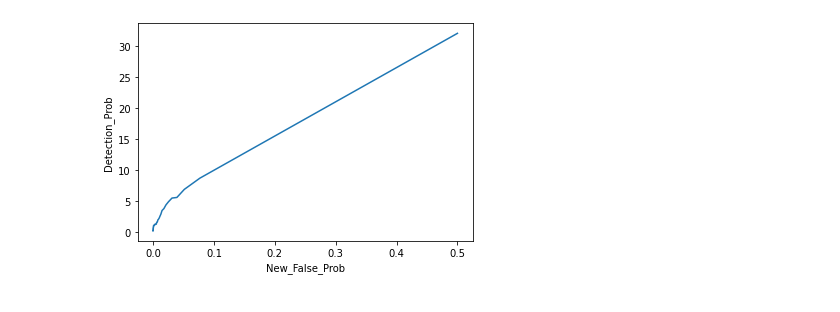
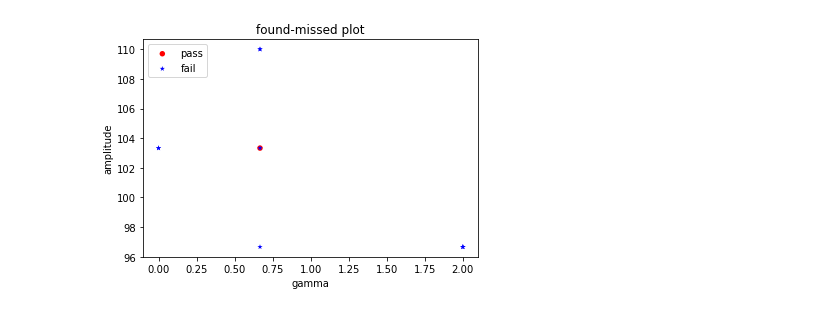
Before and after one commit to mickbrawler/Waveforms, a Jupyter notebook: Onsource_Analysis.ipynb, the cells around one changed output. Cells and saved outputs as stored; diff of their text form; code cells hidden in the pictures.

```diff
--- a/Onsource_Analysis.ipynb
+++ b/Onsource_Analysis.ipynb
@@ -531,16 +483,9 @@ y=x.rho()
 z=x.window(.02)
 # %%
 w=x.test_plotter(8,100)
-# %%
-#Technically an RC Curve, exec must be added, as well as method of graphing results of multiple stistics
-# Likely by reading values in a list with loop
-len(x.Detection_Prob)
-len(x.New_False_Prob)
-
-plt.plot(x.New_False_Prob, x.Detection_Prob)
-plt.xlabel("New_False_Prob")
-plt.ylabel("Detection_Prob")
-plt.plot()
-plt.show()
-# %% [output]
-[figure, removed]
+# %%
+#scatter plot of fails & passes given threshold t
+# Amplitude vs. gamma
+x.Scatter_plotter( 1.5, 2, 1)
+# %% [output]
+[figure, added]
```
Also changed, not shown: parts of 7 cells of this notebook.
